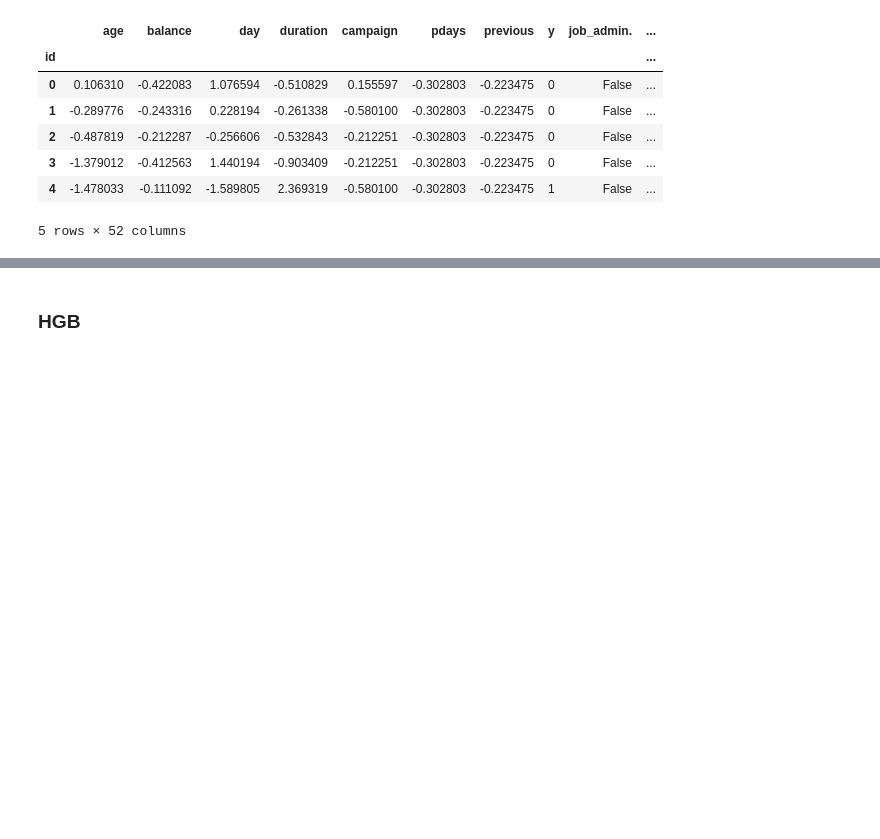
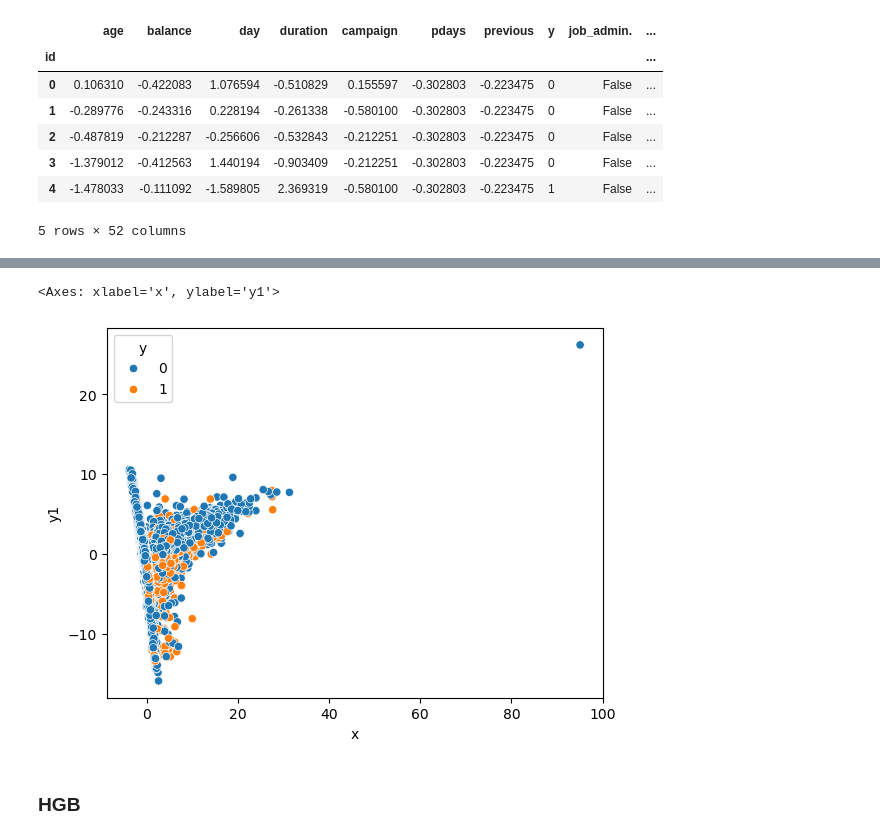
Before and after one commit to d-llen/Kaggle-PG_S5E8, a Jupyter notebook: model.ipynb, the cells around one changed output, grey strips where cells are left out. Cells and saved outputs as stored; diff of their text form; code cells hidden in the pictures; blank space fills up the shorter version.

```diff
--- a/model.ipynb
+++ b/model.ipynb
@@ -141,0 +144,17 @@ test_encoded[numerical_cols] = scaler.fit_transform(test_encoded[numerical_cols]
+# %%
+import pandas as pd
+from sklearn.preprocessing import StandardScaler, OneHotEncoder
+from sklearn.compose import ColumnTransformer
+from sklearn.decomposition import PCA
+from sklearn.pipeline import Pipeline
+
+
+pca = PCA(n_components=2, random_state=42)
+
+pipe = Pipeline([
+
+    ("pca", pca)
+])
+
+X_reduced = pipe.fit_transform(train_encoded.drop(columns=['y']))   # df is your dataset
+print(X_reduced.shape)  # (n_samples, 2)
@@ -141,0 +163,2 @@ test_encoded[numerical_cols] = scaler.fit_transform(test_encoded[numerical_cols]
+# %%
+X_red = pd.DataFrame(X_reduced, columns=['x','y1'])
@@ -142,3 +181,10 @@ test_encoded[numerical_cols] = scaler.fit_transform(test_encoded[numerical_cols]
+# %%
+train_encoded = pd.concat([X_red,train_encoded['y'].reset_index(drop=True)], axis = 1)
+# %%
+sns.scatterplot(data=train_encoded, x='x',y='y1',hue='y')
+# %% [output]
+<Axes: xlabel='x', ylabel='y1'>
+[figure, added]
 # %% [markdown]
 ### HGB
 # %%
```
Also changed, not shown: parts of 7 cells of this notebook.
